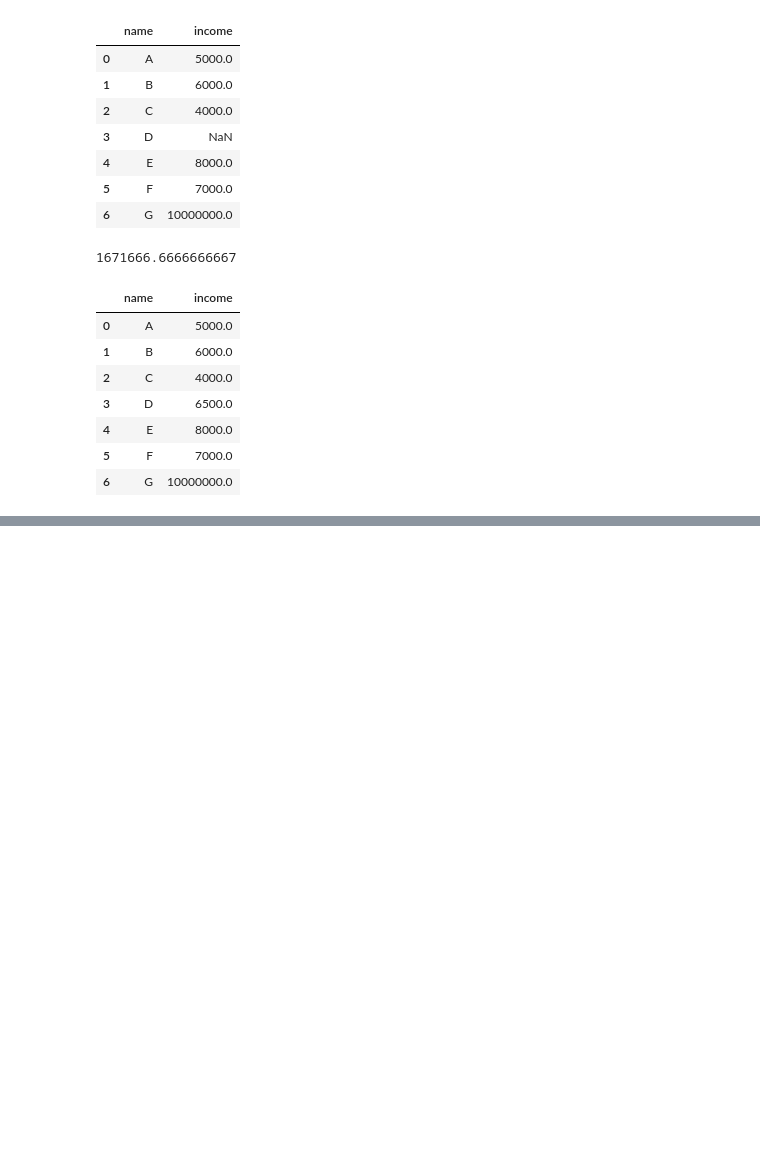
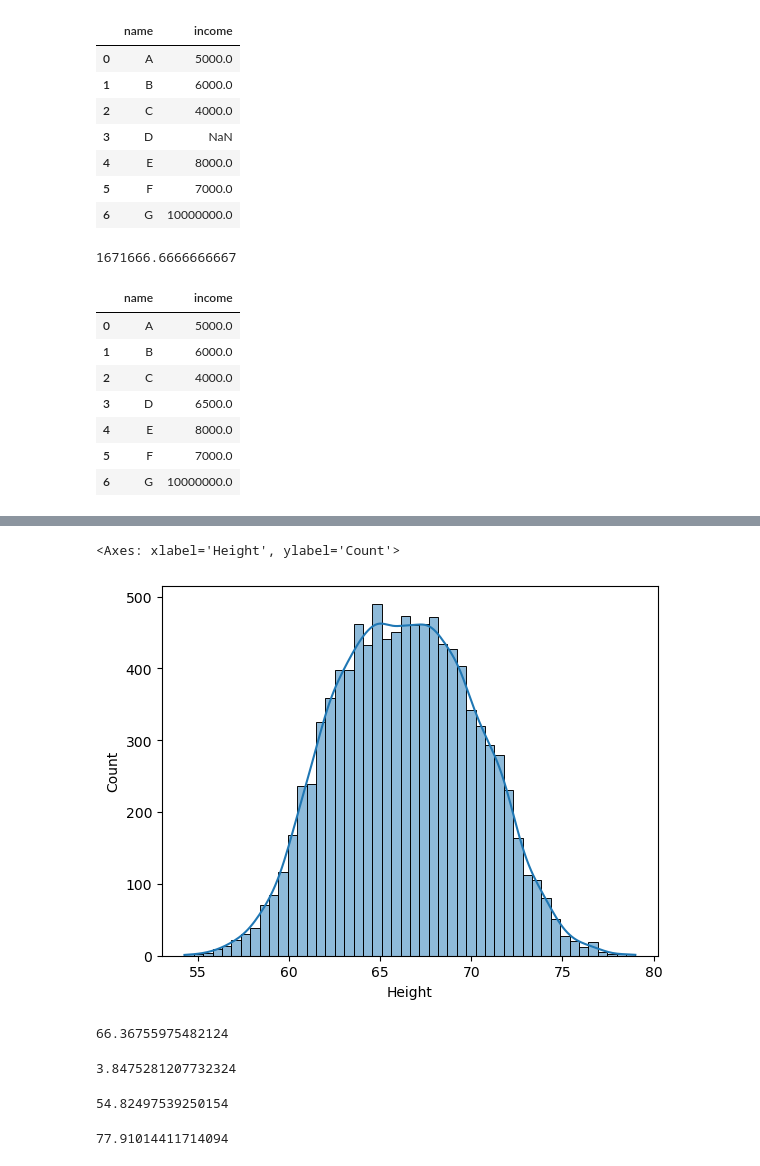
Before and after one commit to 8ad40n/Exploring-ML, a Jupyter notebook: Statistics for ML/statistics.ipynb, the cells around one changed output, grey strips where cells are left out. Cells and saved outputs as stored; diff of their text form; code cells hidden in the pictures; blank space fills up the shorter version.

```diff
--- a/Statistics for ML/statistics.ipynb
+++ b/Statistics for ML/statistics.ipynb
@@ -112,0 +143,25 @@ df_new
+# %%
+sn.histplot(df1.Height, kde= True)
+# %% [output]
+<Axes: xlabel='Height', ylabel='Count'>
+[figure, added]
+# %%
+mean = df1.Height.mean()
+mean
+# %% [output]
+66.36755975482124
+# %%
+std_deviation = df1.Height.std();
+std_deviation
+# %% [output]
+3.8475281207732324
+# %%
+minusThreeSTD = mean - 3*std_deviation
+minusThreeSTD
+# %% [output]
+54.82497539250154
+# %%
+plusThreeSTD = mean + 3*std_deviation
+plusThreeSTD
+# %% [output]
+77.91014411714094
```
Also changed, not shown: parts of 7 cells of this notebook, 1 other file.
